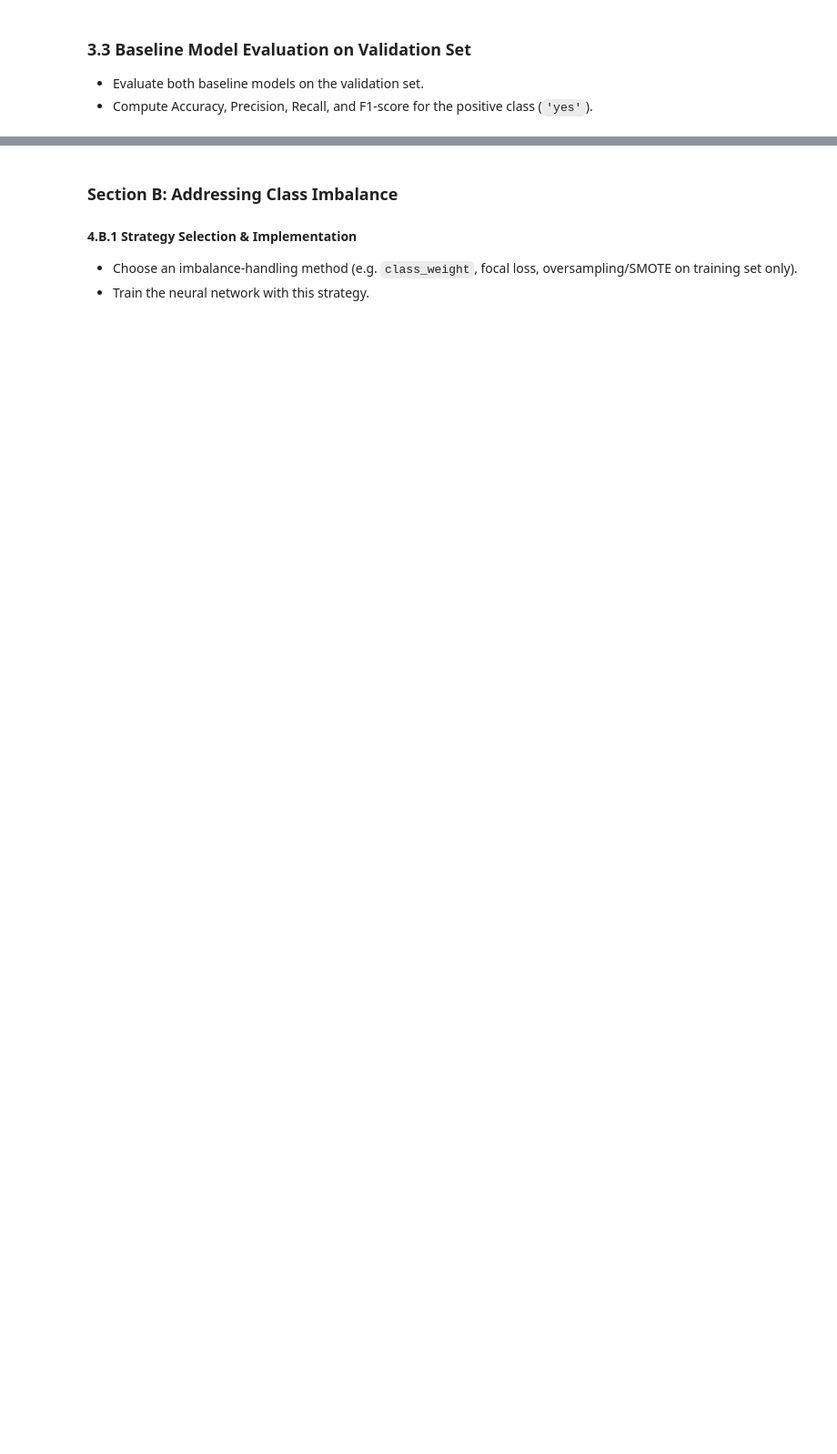
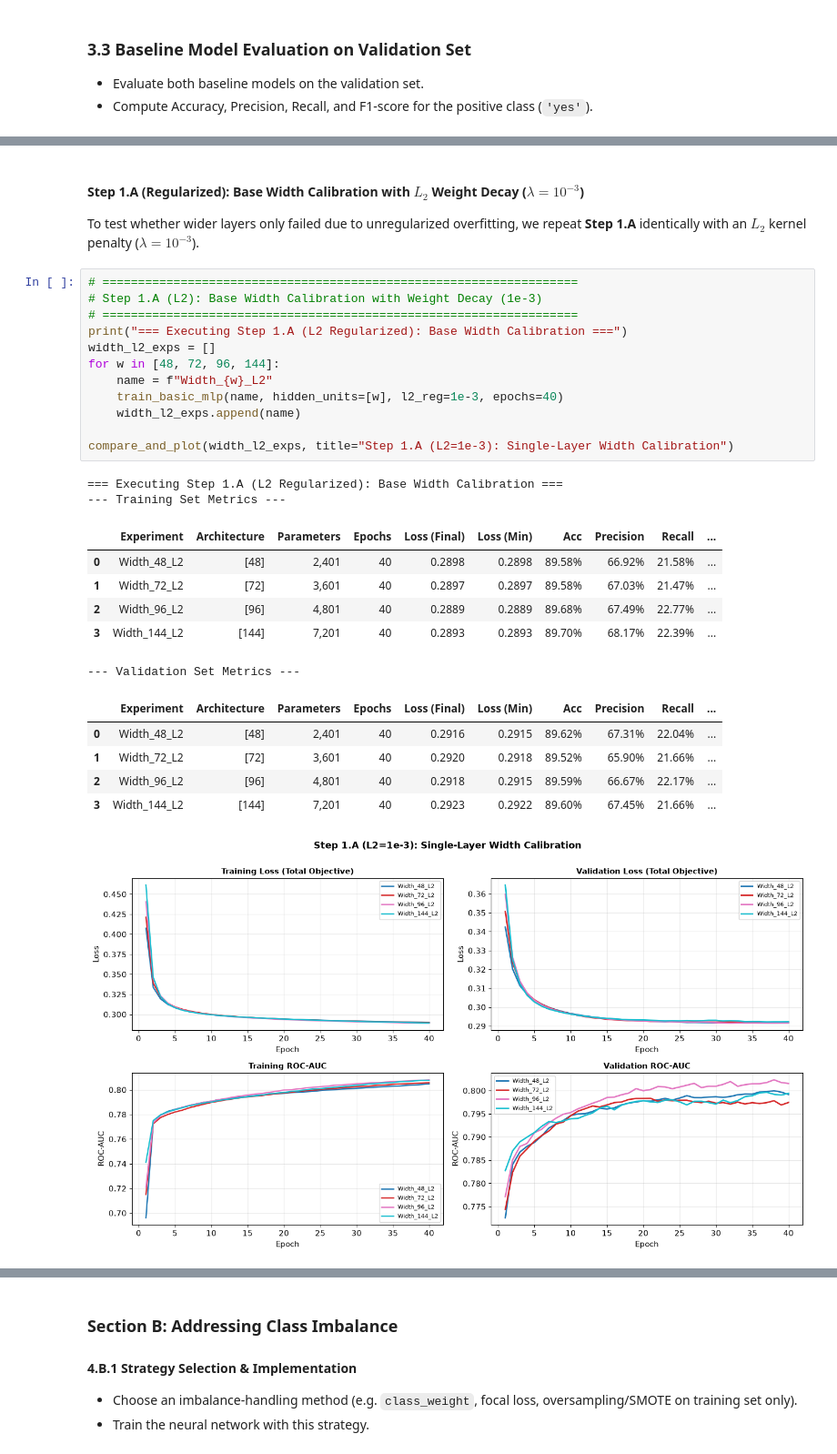
Before and after one commit to Biyou07/Y4, a Jupyter notebook: S7/DL/LABS/7/Lab7.ipynb, the cells around one changed output, grey strips where cells are left out. Shown at 91% size. Saved outputs shown, nothing was run; the diff lists cells and outputs as text; blank space fills up the shorter version.

```diff
--- a/S7/DL/LABS/7/Lab7.ipynb
+++ b/S7/DL/LABS/7/Lab7.ipynb
@@ -1002,0 +1147,30 @@ plt.show()
+# %% [markdown]
+#### Step 1.A (Regularized): Base Width Calibration with $L_2$ Weight Decay ($\lambda = 10^{-3}$)
+To test whether wider layers only failed due to unregularized overfitting, we repeat **Step 1.A** identically with an $L_2$ kernel penalty ($\lambda = 10^{-3}$).
+# %%
+# ===================================================================
+# Step 1.A (L2): Base Width Calibration with Weight Decay (1e-3)
+# ===================================================================
+print("=== Executing Step 1.A (L2 Regularized): Base Width Calibration ===")
+width_l2_exps = []
+for w in [48, 72, 96, 144]:
+    name = f"Width_{w}_L2"
+    train_basic_mlp(name, hidden_units=[w], l2_reg=1e-3, epochs=40)
+    width_l2_exps.append(name)
+
+compare_and_plot(width_l2_exps, title="Step 1.A (L2=1e-3): Single-Layer Width Calibration")
+# %% [output]
+=== Executing Step 1.A (L2 Regularized): Base Width Calibration ===
+--- Training Set Metrics ---
+|  | Experiment | Architecture | Parameters | Epochs | Loss (Final) | Loss (Min) | Acc | Precision | Recall | ... |
+| 0 | Width_48_L2 | [48] | 2,401 | 40 | 0.2898 | 0.2898 | 89.58% | 66.92% | 21.58% | ... |
+| 1 | Width_72_L2 | [72] | 3,601 | 40 | 0.2897 | 0.2897 | 89.58% | 67.03% | 21.47% | ... |
+| 2 | Width_96_L2 | [96] | 4,801 | 40 | 0.2889 | 0.2889 | 89.68% | 67.49% | 22.77% | ... |
+| 3 | Width_144_L2 | [144] | 7,201 | 40 | 0.2893 | 0.2893 | 89.70% | 68.17% | 22.39% | ... |
+--- Validation Set Metrics ---
+|  | Experiment | Architecture | Parameters | Epochs | Loss (Final) | Loss (Min) | Acc | Precision | Recall | ... |
+| 0 | Width_48_L2 | [48] | 2,401 | 40 | 0.2916 | 0.2915 | 89.62% | 67.31% | 22.04% | ... |
+| 1 | Width_72_L2 | [72] | 3,601 | 40 | 0.2920 | 0.2918 | 89.52% | 65.90% | 21.66% | ... |
+| 2 | Width_96_L2 | [96] | 4,801 | 40 | 0.2918 | 0.2915 | 89.59% | 66.67% | 22.17% | ... |
+| 3 | Width_144_L2 | [144] | 7,201 | 40 | 0.2923 | 0.2922 | 89.60% | 67.45% | 21.66% | ... |
+[figure, added]
```
Also changed, not shown: parts of 34 cells of this notebook, 17 other files.
